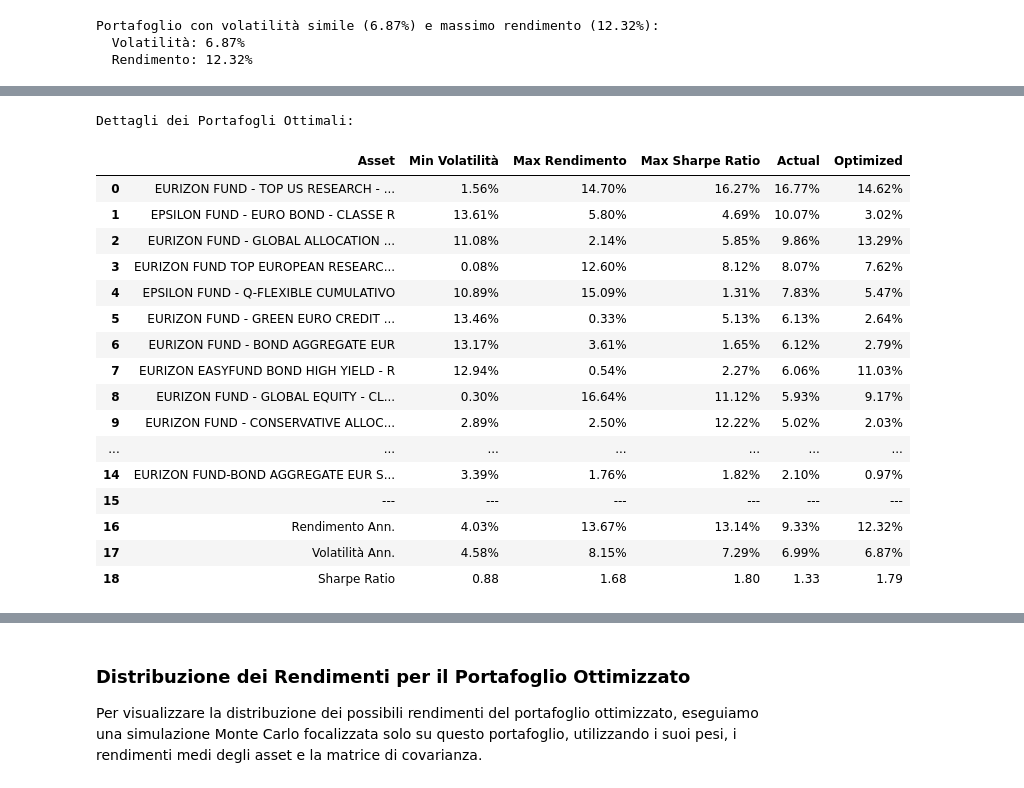
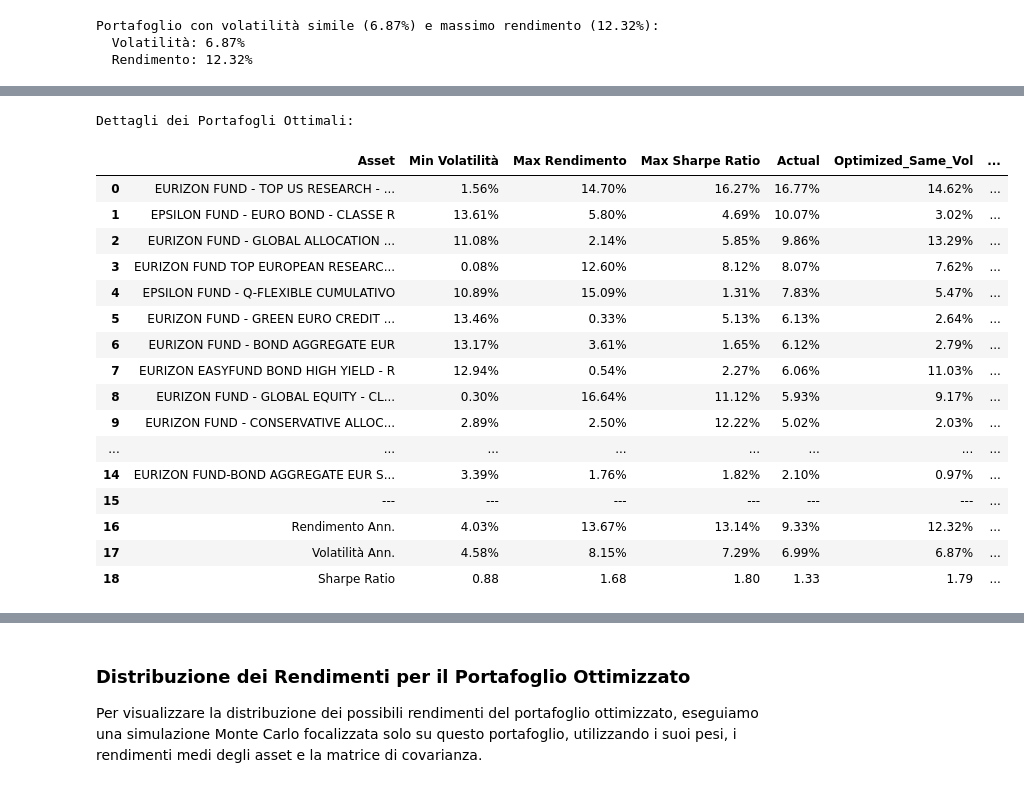
Before and after one commit to MarioPEL58/Finance, a Jupyter notebook: frontiera_efficiente_da_yf.ipynb, the cells around one changed output, grey strips where cells are left out. Saved outputs shown, nothing was run; the diff lists cells and outputs as text; code cells hidden in the pictures.

```diff
--- a/frontiera_efficiente_da_yf.ipynb
+++ b/frontiera_efficiente_da_yf.ipynb
@@ -450,60 +457,77 @@ my_weights_formatted = [f"{w*100:.2f}%" for w in my_weights]
 
 # Ensure optimal_same_vol_weights is available, otherwise fill with 'N/A'
 if 'optimal_same_vol_weights' in locals() and optimal_same_vol_weights is not None:
-    optimized_weights_formatted = [f"{w*100:.2f}%" for w in optimal_same_vol_weights]
+    optimized_same_vol_weights_formatted = [f"{w*100:.2f}%" for w in optimal_same_vol_weights]
 else:
-    optimized_weights_formatted = ['N/A'] * len(assets)
+    optimized_same_vol_weights_formatted = ['N/A'] * len(assets)
+
+# Ensure optimal_selected_return_weights is available, otherwise fill with 'N/A'
+if 'optimal_selected_return_weights' in locals() and optimal_selected_return_weights is not None:
+    optimized_selected_return_weights_formatted = [f"{w*100:.2f}%" for w in optimal_selected_return_weights]
+else:
+    optimized_selected_return_weights_formatted = ['N/A'] * len(assets)
 
 summary_stats = pd.DataFrame({
     'Asset': assets,
     'Min Volatilità': [f"{weights_record[min_vol_idx][i]*100:.2f}%" for i in range(len(assets))],
     'Max Rendimento': [f"{weights_record[max_ret_idx][i]*100:.2f}%" for i in range(len(assets))],
     'Max Sharpe Ratio': [f"{weights_record[max_sharpe_idx][i]*100:.2f}%" for i in range(len(assets))],
     'Actual': my_weights_formatted,
-    'Optimized': optimized_weights_formatted
+    'Optimized_Same_Vol': optimized_same_vol_weights_formatted,
+    'Optimized_Selected_Return': optimized_selected_return_weights_formatted
 })
 
 # Calculate Sharpe Ratio for my portfolio, handling division by zero
 my_portfolio_sharpe = 'N/A'
 if my_portfolio_std_dev is not None and my_portfolio_std_dev != 0:
     my_portfolio_sharpe = f"{my_portfolio_return / my_portfolio_std_dev:.2f}"
 
+# Calculate Sharpe Ratio for optimized_same_vol_weights, handling division by zero
+optimized_same_vol_sharpe = 'N/A'
+if portfolio_same_vol_return is not None and portfolio_same_vol_std_dev != 0:
+    optimized_same_vol_sharpe = f"{portfolio_same_vol_return / portfolio_same_vol_std_dev:.2f}"
+
+# Calculate Sharpe Ratio for optimized_selected_return_weights, handling division by zero
+optimized_selected_return_sharpe = 'N/A'
+if portfolio_selected_return_return is not None and portfolio_selected_return_std_dev != 0:
+    optimized_selected_return_sharpe = f"{portfolio_selected_return_return / portfolio_selected_return_std_dev:.2f}"
+
 metrics_data = [
-    ['---', '---', '---', '---', '---', '---'],
-    ['Rendimento Ann.', f"{results[0, min_vol_idx]:.2%}", f"{results[0, max_ret_idx]:.2%}", f"{results[0, max_sharpe_idx]:.2%}", f"{my_portfolio_return:.2%}", f"{portfolio_same_vol_return:.2%}" if portfolio_same_vol_return is not None else 'N/A'],
-    ['Volatilità Ann.', f"{results[1, min_vol_idx]:.2%}", f"{results[1, max_ret_idx]:.2%}", f"{results[1, max_sharpe_idx]:.2%}", f"{my_portfolio_std_dev:.2%}", f"{portfolio_same_vol_std_dev:.2%}" if portfolio_same_vol_std_dev is not None else 'N/A'],
-    ['Sharpe Ratio', f"{results[2, min_vol_idx]:.2f}", f"{results[2, max_ret_idx]:.2f}", f"{results[2, max_sharpe_idx]:.2f}", my_portfolio_sharpe, f"{portfolio_same_vol_return / portfolio_same_vol_std_dev:.2f}" if portfolio_same_vol_return is not None and portfolio_same_vol_std_dev != 0 else 'N/A']
+    ['---', '---', '---', '---', '---', '---', '---'],
+    ['Rendimento Ann.', f"{results[0, min_vol_idx]:.2%}", f"{results[0, max_ret_idx]:.2%}", f"{results[0, max_sharpe_idx]:.2%}", f"{my_portfolio_return:.2%}", f"{portfolio_same_vol_return:.2%}" if portfolio_same_vol_return is not None else 'N/A', f"{portfolio_selected_return_return:.2%}" if portfolio_selected_return_return is not None else 'N/A'],
+    ['Volatilità Ann.', f"{results[1, min_vol_idx]:.2%}", f"{results[1, max_ret_idx]:.2%}", f"{results[1, max_sharpe_idx]:.2%}", f"{my_portfolio_std_dev:.2%}", f"{portfolio_same_vol_std_dev:.2%}" if portfolio_same_vol_std_dev is not None else 'N/A', f"{portfolio_selected_return_std_dev:.2%}" if portfolio_selected_return_std_dev is not None else 'N/A'],
+    ['Sharpe Ratio', f"{results[2, min_vol_idx]:.2f}", f"{results[2, max_ret_idx]:.2f}", f"{results[2, max_sharpe_idx]:.2f}", my_portfolio_sharpe, optimized_same_vol_sharpe, optimized_selected_return_sharpe]
 ]
 
 metrics = pd.DataFrame(metrics_data,
-                       columns=['Asset', 'Min Volatilità', 'Max Rendimento', 'Max Sharpe Ratio', 'Actual', 'Optimized'])
+                       columns=['Asset', 'Min Volatilità', 'Max Rendimento', 'Max Sharpe Ratio', 'Actual', 'Optimized_Same_Vol', 'Optimized_Selected_Return'])
 
 final_summary = pd.concat([summary_stats, metrics], ignore_index=True)
 
 # Map ticker symbols to names for better readability
 final_summary['Asset'] = final_summary['Asset'].replace(ticker_to_name)
 
 print("Dettagli dei Portafogli Ottimali:")
 display(final_summary)
 # %% [output]
 Dettagli dei Portafogli Ottimali:
-|  | Asset | Min Volatilità | Max Rendimento | Max Sharpe Ratio | Actual | Optimized |
-| 0 | EURIZON FUND - TOP US RESEARCH - ... | 1.56% | 14.70% | 16.27% | 16.77% | 14.62% |
-| 1 | EPSILON FUND - EURO BOND - CLASSE R | 13.61% | 5.80% | 4.69% | 10.07% | 3.02% |
-| 2 | EURIZON FUND - GLOBAL ALLOCATION ... | 11.08% | 2.14% | 5.85% | 9.86% | 13.29% |
-| 3 | EURIZON FUND TOP EUROPEAN RESEARC... | 0.08% | 12.60% | 8.12% | 8.07% | 7.62% |
-| 4 | EPSILON FUND - Q-FLEXIBLE CUMULATIVO | 10.89% | 15.09% | 1.31% | 7.83% | 5.47% |
-| 5 | EURIZON FUND - GREEN EURO CREDIT ... | 13.46% | 0.33% | 5.13% | 6.13% | 2.64% |
-| 6 | EURIZON FUND - BOND AGGREGATE EUR | 13.17% | 3.61% | 1.65% | 6.12% | 2.79% |
-| 7 | EURIZON EASYFUND BOND HIGH YIELD - R | 12.94% | 0.54% | 2.27% | 6.06% | 11.03% |
-| 8 | EURIZON FUND - GLOBAL EQUITY - CL... | 0.30% | 16.64% | 11.12% | 5.93% | 9.17% |
-| 9 | EURIZON FUND - CONSERVATIVE ALLOC... | 2.89% | 2.50% | 12.22% | 5.02% | 2.03% |
-| ... | ... | ... | ... | ... | ... | ... |
-| 14 | EURIZON FUND-BOND AGGREGATE EUR S... | 3.39% | 1.76% | 1.82% | 2.10% | 0.97% |
-| 15 | --- | --- | --- | --- | --- | --- |
-| 16 | Rendimento Ann. | 4.03% | 13.67% | 13.14% | 9.33% | 12.32% |
-| 17 | Volatilità Ann. | 4.58% | 8.15% | 7.29% | 6.99% | 6.87% |
-| 18 | Sharpe Ratio | 0.88 | 1.68 | 1.80 | 1.33 | 1.79 |
+|  | Asset | Min Volatilità | Max Rendimento | Max Sharpe Ratio | Actual | Optimized_Same_Vol | ... |
+| 0 | EURIZON FUND - TOP US RESEARCH - ... | 1.56% | 14.70% | 16.27% | 16.77% | 14.62% | ... |
+| 1 | EPSILON FUND - EURO BOND - CLASSE R | 13.61% | 5.80% | 4.69% | 10.07% | 3.02% | ... |
+| 2 | EURIZON FUND - GLOBAL ALLOCATION ... | 11.08% | 2.14% | 5.85% | 9.86% | 13.29% | ... |
+| 3 | EURIZON FUND TOP EUROPEAN RESEARC... | 0.08% | 12.60% | 8.12% | 8.07% | 7.62% | ... |
+| 4 | EPSILON FUND - Q-FLEXIBLE CUMULATIVO | 10.89% | 15.09% | 1.31% | 7.83% | 5.47% | ... |
+| 5 | EURIZON FUND - GREEN EURO CREDIT ... | 13.46% | 0.33% | 5.13% | 6.13% | 2.64% | ... |
+| 6 | EURIZON FUND - BOND AGGREGATE EUR | 13.17% | 3.61% | 1.65% | 6.12% | 2.79% | ... |
+| 7 | EURIZON EASYFUND BOND HIGH YIELD - R | 12.94% | 0.54% | 2.27% | 6.06% | 11.03% | ... |
+| 8 | EURIZON FUND - GLOBAL EQUITY - CL... | 0.30% | 16.64% | 11.12% | 5.93% | 9.17% | ... |
+| 9 | EURIZON FUND - CONSERVATIVE ALLOC... | 2.89% | 2.50% | 12.22% | 5.02% | 2.03% | ... |
+| ... | ... | ... | ... | ... | ... | ... | ... |
+| 14 | EURIZON FUND-BOND AGGREGATE EUR S... | 3.39% | 1.76% | 1.82% | 2.10% | 0.97% | ... |
+| 15 | --- | --- | --- | --- | --- | --- | ... |
+| 16 | Rendimento Ann. | 4.03% | 13.67% | 13.14% | 9.33% | 12.32% | ... |
+| 17 | Volatilità Ann. | 4.58% | 8.15% | 7.29% | 6.99% | 6.87% | ... |
+| 18 | Sharpe Ratio | 0.88 | 1.68 | 1.80 | 1.33 | 1.79 | ... |
 # %%
 import pandas as pd
 
```
Also changed, not shown: parts of 3 cells of this notebook.
